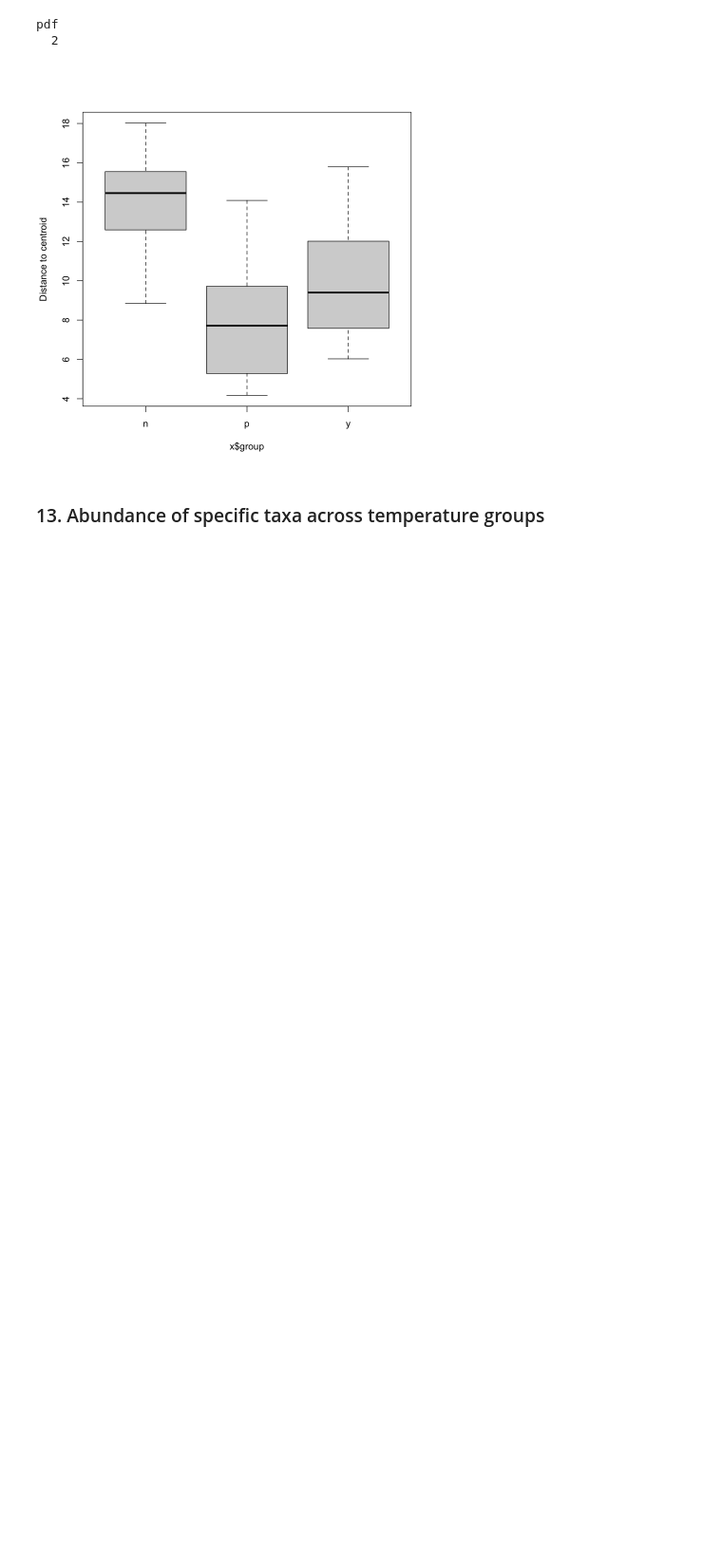
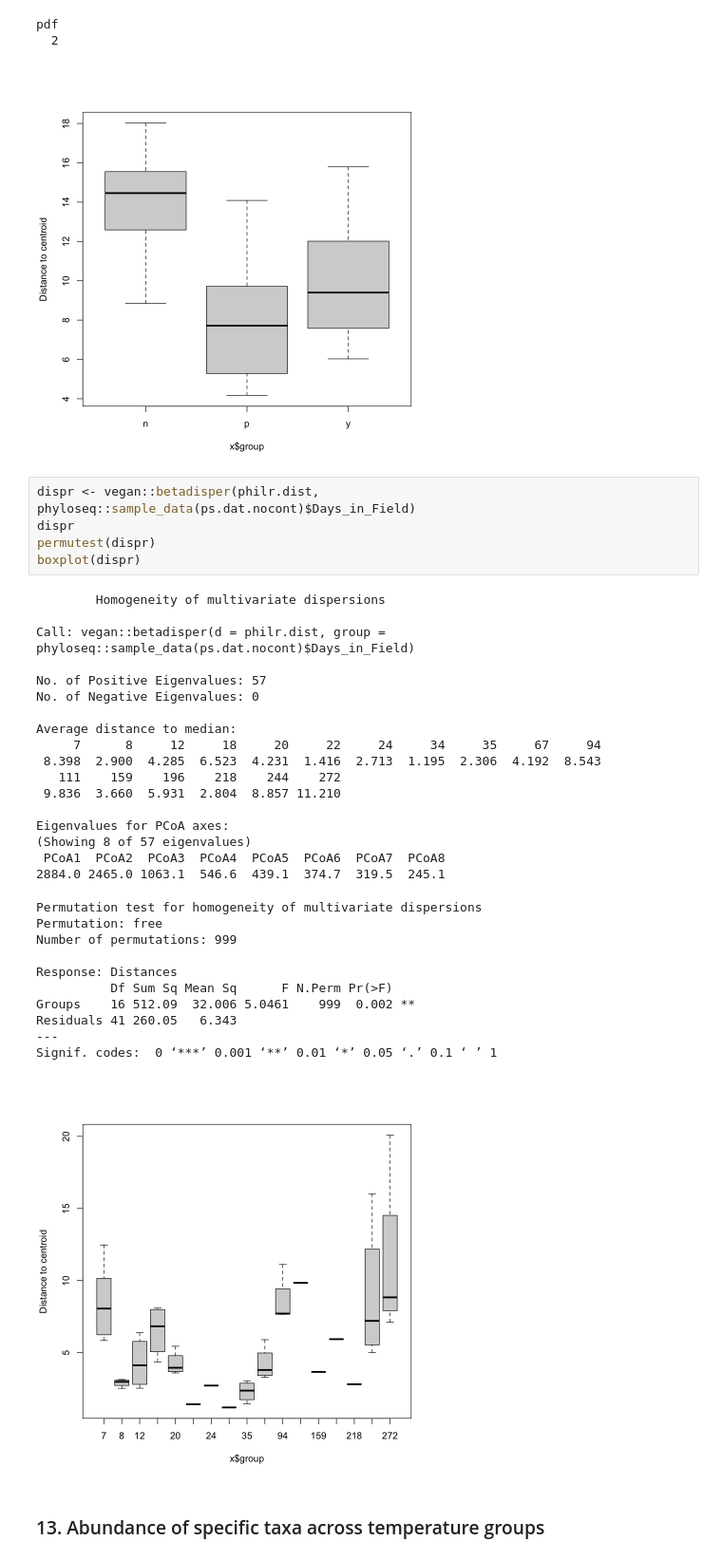
Before and after one commit to aemann01/necrobiome, a Jupyter notebook: 02-analysis/analyses.ipynb, the cells around one changed output. Shown at 95% size. Saved outputs shown, nothing was run; the diff lists cells and outputs as text; blank space fills up the shorter version.

```diff
--- a/02-analysis/analyses.ipynb
+++ b/02-analysis/analyses.ipynb
@@ -753,6 +781,41 @@ boxplot(dispr)
 pdf
   2
 [figure]
+# %%
+dispr <- vegan::betadisper(philr.dist, phyloseq::sample_data(ps.dat.nocont)$Days_in_Field)
+dispr
+permutest(dispr)
+boxplot(dispr)
+# %% [output]
+        Homogeneity of multivariate dispersions
+
+Call: vegan::betadisper(d = philr.dist, group =
+phyloseq::sample_data(ps.dat.nocont)$Days_in_Field)
+
+No. of Positive Eigenvalues: 57
+No. of Negative Eigenvalues: 0
+
+Average distance to median:
+     7      8     12     18     20     22     24     34     35     67     94
+ 8.398  2.900  4.285  6.523  4.231  1.416  2.713  1.195  2.306  4.192  8.543
+   111    159    196    218    244    272
+ 9.836  3.660  5.931  2.804  8.857 11.210
+
+Eigenvalues for PCoA axes:
+(Showing 8 of 57 eigenvalues)
+ PCoA1  PCoA2  PCoA3  PCoA4  PCoA5  PCoA6  PCoA7  PCoA8
+2884.0 2465.0 1063.1  546.6  439.1  374.7  319.5  245.1
+Permutation test for homogeneity of multivariate dispersions
+Permutation: free
+Number of permutations: 999
+
+Response: Distances
+          Df Sum Sq Mean Sq      F N.Perm Pr(>F)
+Groups    16 512.09  32.006 5.0461    999  0.002 **
+Residuals 41 260.05   6.343
+---
+Signif. codes:  0 ‘***’ 0.001 ‘**’ 0.01 ‘*’ 0.05 ‘.’ 0.1 ‘ ’ 1
+[figure, added]
 # %% [markdown]
 ### 13. Abundance of specific taxa across temperature groups
 # %%
```
Also changed, not shown: parts of 49 cells of this notebook.
